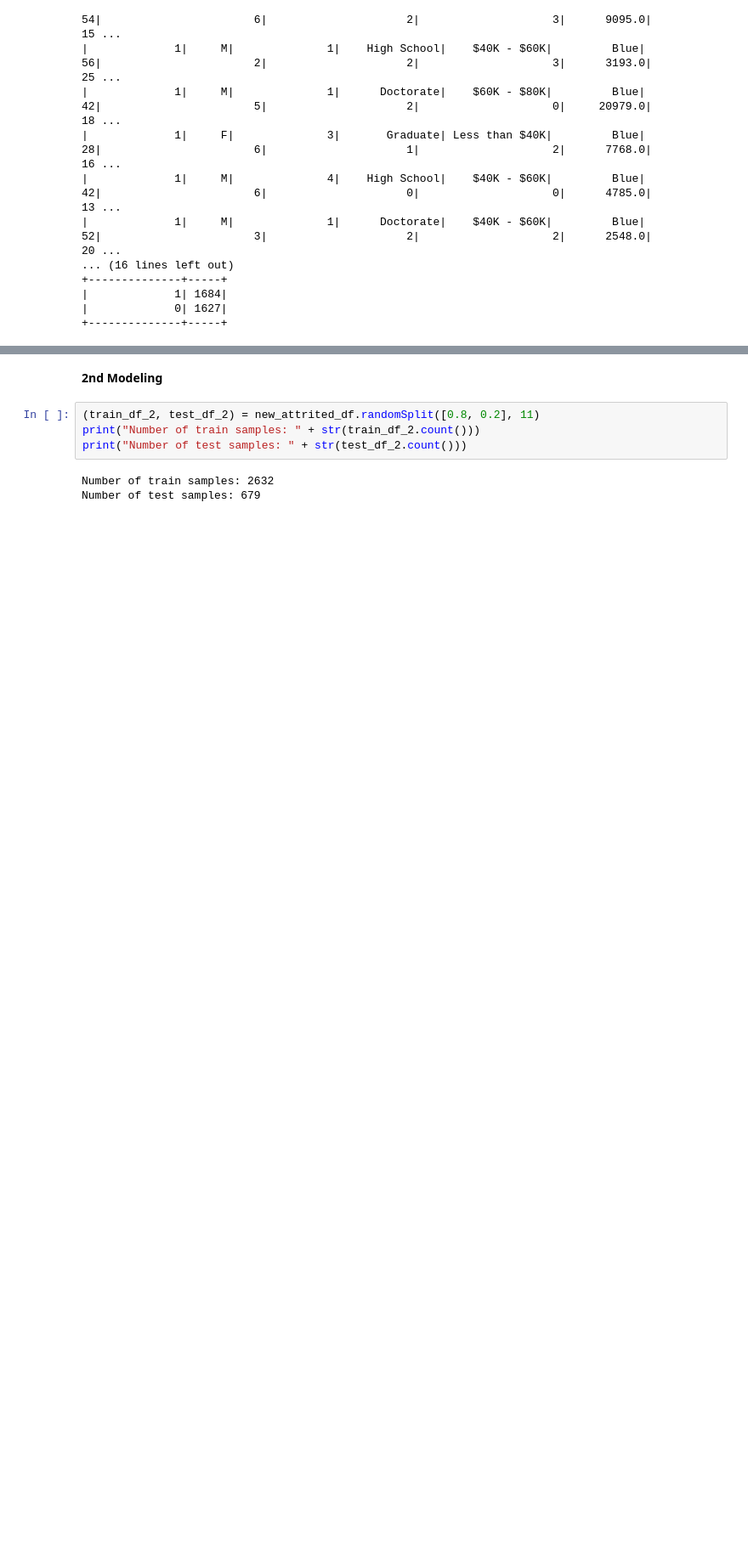
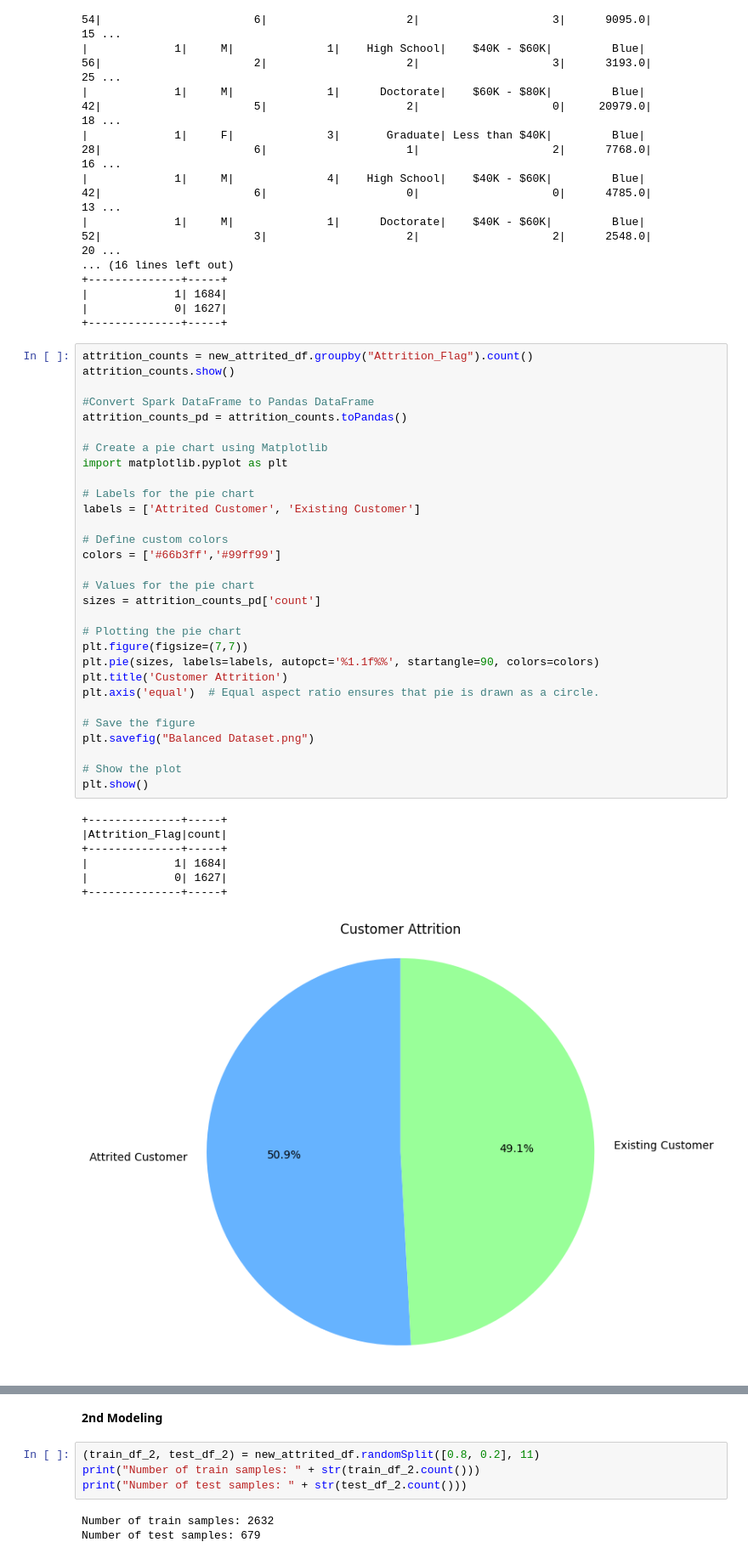
Before and after one commit to lgnovo/Project-4, a Jupyter notebook: Beyonka_Project/Beyonka_Project4_Balanced_Prdiction2.ipynb, the cells around one changed output, grey strips where cells are left out. Shown at 85% size. Drawn from its saved outputs; the diff is of its cells as text; blank space fills up the shorter version.

```diff
--- a/Beyonka_Project/Beyonka_Project4_Prdiction2.ipynb
+++ b/Beyonka_Project/Beyonka_Project4_Balanced_Prdiction2.ipynb
@@ -213,3 +213,41 @@ new_attrited_df.groupby("Attrition_Flag").count().show()
 |             1| 1684|
 |             0| 1627|
 +--------------+-----+
+# %%
+attrition_counts = new_attrited_df.groupby("Attrition_Flag").count()
+attrition_counts.show()
+
+#Convert Spark DataFrame to Pandas DataFrame
+attrition_counts_pd = attrition_counts.toPandas()
+
+# Create a pie chart using Matplotlib
+import matplotlib.pyplot as plt
+
+# Labels for the pie chart
+labels = ['Attrited Customer', 'Existing Customer']
+
+# Define custom colors
+colors = ['#66b3ff','#99ff99']
+
+# Values for the pie chart
+sizes = attrition_counts_pd['count']
+
+# Plotting the pie chart
+plt.figure(figsize=(7,7))
+plt.pie(sizes, labels=labels, autopct='%1.1f%%', startangle=90, colors=colors)
+plt.title('Customer Attrition')
+plt.axis('equal')  # Equal aspect ratio ensures that pie is drawn as a circle.
+
+# Save the figure
+plt.savefig("Balanced Dataset.png")
+
+# Show the plot
+plt.show()
+# %% [output]
++--------------+-----+
+|Attrition_Flag|count|
++--------------+-----+
+|             1| 1684|
+|             0| 1627|
++--------------+-----+
+[figure, added]
```
Also changed, not shown: parts of 2 cells of this notebook, 1 other file.
